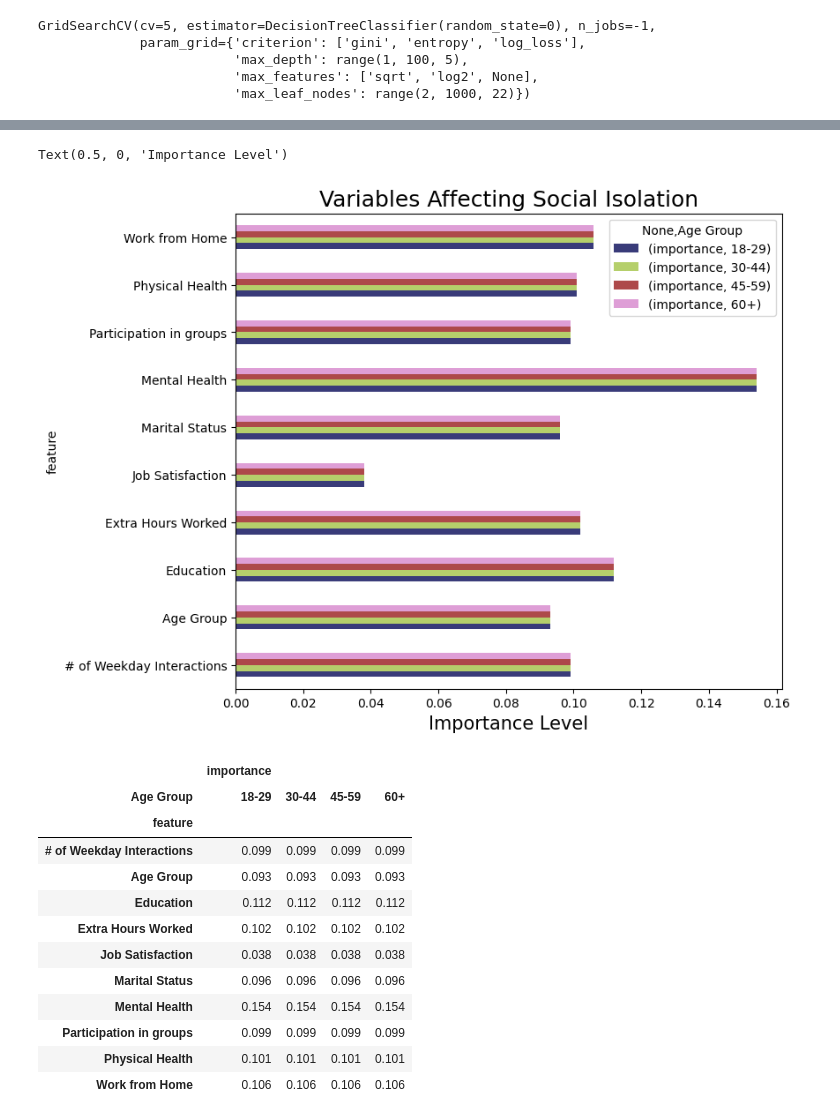
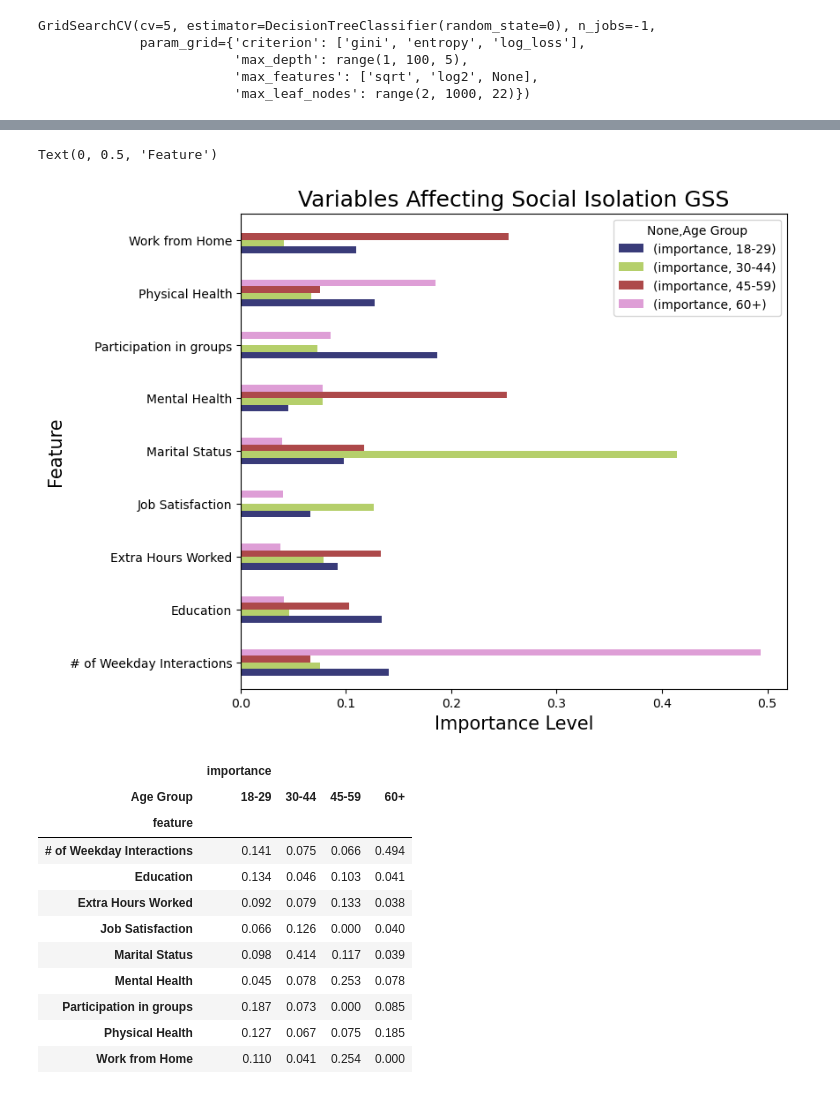
Before and after one commit to matthewasloan95/social-isolation-transportation, a Jupyter notebook: Feature Modeling GSS.ipynb, the cells around one changed output, grey strips where cells are left out. Drawn from its saved outputs; the diff is of its cells as text; code cells hidden in the pictures.

Commit message:
fixed DT importances, added AARP importance hbar plot

```diff
--- a/Feature Modeling GSS.ipynb
+++ b/Feature Modeling GSS.ipynb
@@ -319,9 +320,9 @@ for ages in gss['Age Group'].unique():
     sm = SMOTEN(random_state=42)
 
     # manually create x,y test and trains
-    x_train = gss_train_rebal.drop(['LONELY2', 'MOREDAYS', 'AGE', 'is_si'], axis=1)
-    x_test = gss_test.drop(['LONELY2', 'MOREDAYS', 'AGE', 'is_si'], axis=1)
-    y_train = gss_train_rebal['is_si']
+    x_train = gss_train.drop(['LONELY2', 'MOREDAYS', 'AGE', 'is_si', 'Age Group'], axis=1)
+    x_test = gss_test.drop(['LONELY2', 'MOREDAYS', 'AGE', 'is_si', 'Age Group'], axis=1)
+    y_train = gss_train['is_si']
     y_test = gss_test['is_si']
 
     x_train, y_train = sm.fit_resample(x_train, y_train)
@@ -338,7 +339,7 @@ for ages in gss['Age Group'].unique():
     'max_features': ['sqrt', 'log2', None]
 }
     # new grid search using decision tree and grid from above
-    CV_DT = GridSearchCV(estimator=clf, param_grid=param_grid, cv= 5, n_jobs=-1)
+    CV_DT = GridSearchCV(estimator=clf, param_grid=param_grid, cv= 4, n_jobs=-1)
 
     # let's 'train'
     CV_DT.fit(x_train, y_train)
@@ -346,25 +347,26 @@ for ages in gss['Age Group'].unique():
     # print the results
     print(f'---------- score for age {ages}: {round(CV_DT.score(x_test, y_test),3)}% ----------')
 
+
     for importance, feature in zip(CV_DT.best_estimator_.feature_importances_, CV_DT.feature_names_in_):
         print(f'{round(importance,3)}\t{feature}')
 
         #Saving summary data to a dataframe for plots
         if ages ==1:
             fi_new = {'importance': (round(importance,3)), 'feature': feature}
-            fi_df1 = fi_df1.append(fi_new, ignore_index = True)
+            fi_df1 = pd.concat([fi_df1, pd.DataFrame(fi_new, index=[feature])])#, ignore_index=True)
 
         if ages==2:
             fi_new = {'importance': (round(importance,3)), 'feature': feature}
-            fi_df2 = fi_df2.append(fi_new, ignore_index = True)
+            fi_df2 = pd.concat([fi_df2, pd.DataFrame(fi_new, index=[feature])])#, ignore_index=True)
+
         if ages==3:
             fi_new = {'importance': (round(importance,3)), 'feature': feature}
-            fi_df3 = fi_df3.append(fi_new, ignore_index = True)
+            fi_df3 = pd.concat([fi_df3, pd.DataFrame(fi_new, index=[feature])])#, ignore_index=True)
 
         if ages==4:
             fi_new = {'importance': (round(importance,3)), 'feature': feature}
-            fi_df4 = fi_df4.append(fi_new, ignore_index = True)
-
+            fi_df4 = pd.concat([fi_df4, pd.DataFrame(fi_new, index=[feature])])#, ignore_index=True)
     ###### print train and test set sizes
     print(f'training set size: \n{y_train.value_counts()}')
     print(f'testing set size:  \n{y_test.value_counts()}')
@@ -467,31 +410,31 @@ summary_plot.replace(to_replace={'HLTHPHYS': 'Physical Health',
                          'EDUC': 'Education'},inplace=True)
 # %%
 #plt.figure(figsize=(10,10))
-ax = summary_plot.pivot(index='feature',columns='Age Group').plot.barh(figsize=(8,7),rot=0,cmap='tab20b')
+ax = summary_plot.pivot(columns='Age Group', index='feature').plot.barh(figsize=(8,7),rot=0,cmap='tab20b')#
 
-plt.title('Variables Affecting Social Isolation', fontsize=18)
+
+plt.title('Variables Affecting Social Isolation GSS', fontsize=18)
 plt.xlabel('Importance Level',fontsize=15)
-#plt.ylabel('Feature',fontsize=15)
+plt.ylabel('Feature',fontsize=15)
 #ax.tick_params(axis='x',labelsize=12)
 #ax.tick_params(axis='y', labelsize=10)
-#ax.set_yticklabels(['# of Weekday Interactions', 'Mental Health', 'Physical Health','Job Overtime','Married','Participation in Groups','Job Satisfaction','Work From Home'])
+# ax.set_yticklabels(['# of Weekday Interactions', 'Mental Health', 'Physical Health','Job Overtime','Married','Participation in Groups','Job Satisfaction','Work From Home'])
 #plt.setp(ax.yaxis.get_majorticklabels(), ha="right" )
 # %% [output]
-Text(0.5, 0, 'Importance Level')
+Text(0, 0.5, 'Feature')
-[figure, old version]
+[figure, new version]
 # %%
 summary_plot.pivot(index='feature',columns='Age Group')
 # %% [output]
 |  | importance |  |  |  |
 | Age Group | 18-29 | 30-44 | 45-59 | 60+ |
 | feature |  |  |  |  |
-| # of Weekday Interactions | 0.099 | 0.099 | 0.099 | 0.099 |
-| Age Group | 0.093 | 0.093 | 0.093 | 0.093 |
-| Education | 0.112 | 0.112 | 0.112 | 0.112 |
-| Extra Hours Worked | 0.102 | 0.102 | 0.102 | 0.102 |
-| Job Satisfaction | 0.038 | 0.038 | 0.038 | 0.038 |
-| Marital Status | 0.096 | 0.096 | 0.096 | 0.096 |
-| Mental Health | 0.154 | 0.154 | 0.154 | 0.154 |
-| Participation in groups | 0.099 | 0.099 | 0.099 | 0.099 |
-| Physical Health | 0.101 | 0.101 | 0.101 | 0.101 |
-| Work from Home | 0.106 | 0.106 | 0.106 | 0.106 |
+| # of Weekday Interactions | 0.141 | 0.075 | 0.066 | 0.494 |
+| Education | 0.134 | 0.046 | 0.103 | 0.041 |
+| Extra Hours Worked | 0.092 | 0.079 | 0.133 | 0.038 |
+| Job Satisfaction | 0.066 | 0.126 | 0.000 | 0.040 |
+| Marital Status | 0.098 | 0.414 | 0.117 | 0.039 |
+| Mental Health | 0.045 | 0.078 | 0.253 | 0.078 |
+| Participation in groups | 0.187 | 0.073 | 0.000 | 0.085 |
+| Physical Health | 0.127 | 0.067 | 0.075 | 0.185 |
+| Work from Home | 0.110 | 0.041 | 0.254 | 0.000 |
```
Also changed, not shown: parts of 8 cells of this notebook, 2 other files.
